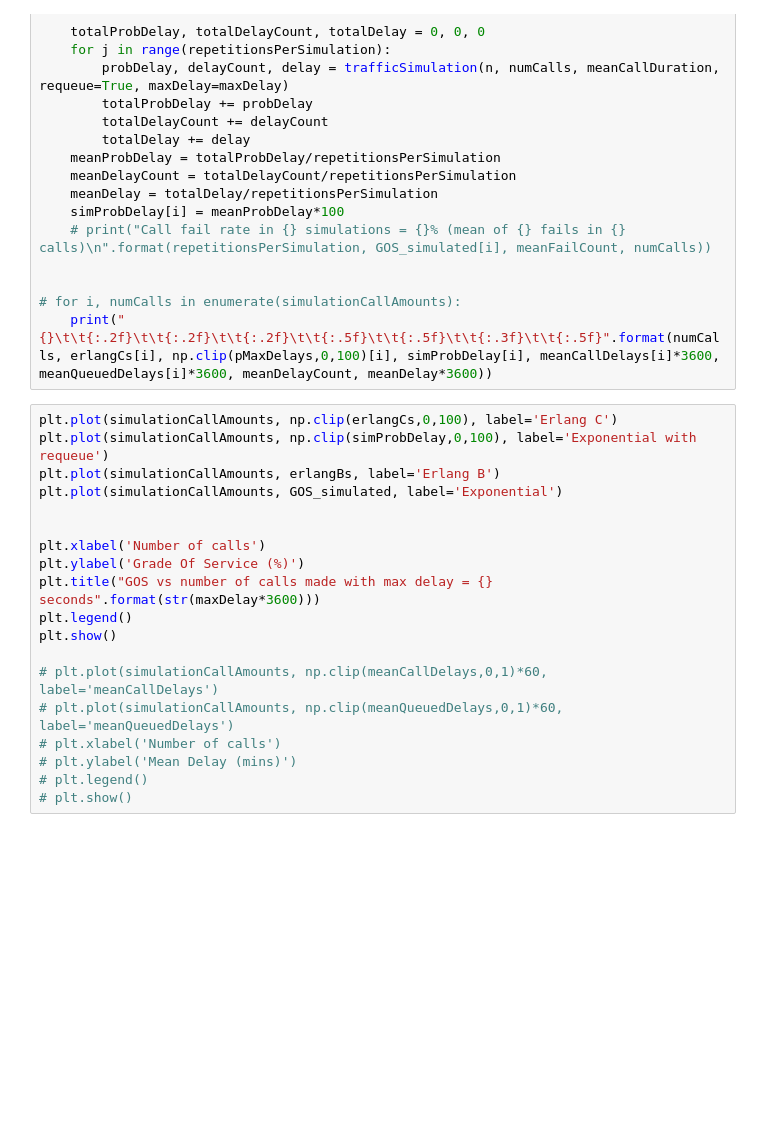
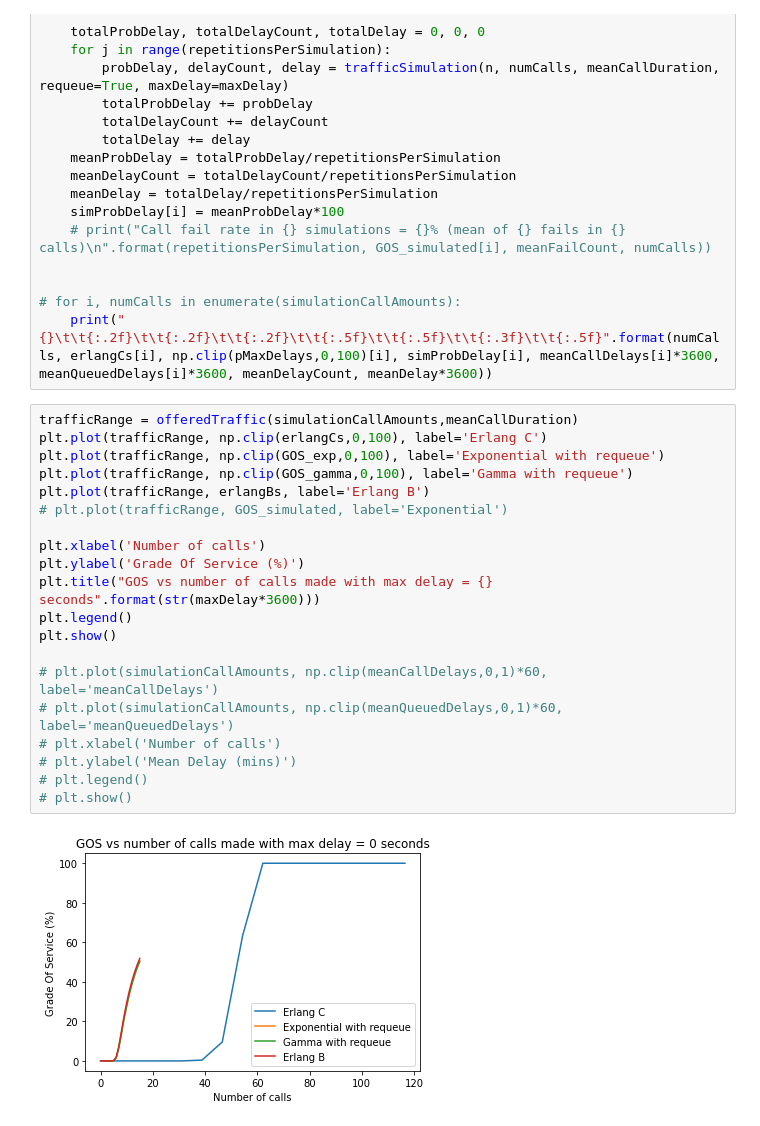
Before and after one commit to Paul-Kielty/Erlang_accuracy_MonteCarlo_simulations, a Jupyter notebook: erlang_b.ipynb, the cells around one changed output. Cells and saved outputs as stored; diff of their text form; blank space fills up the shorter version.

```diff
--- a/erlang_b.ipynb
+++ b/erlang_b.ipynb
@@ -186,21 +256,24 @@ for i, numCalls in enumerate(simulationCallAmounts):
 # for i, numCalls in enumerate(simulationCallAmounts):
     print("{}\t\t{:.2f}\t\t{:.2f}\t\t{:.2f}\t\t{:.5f}\t\t{:.5f}\t\t{:.3f}\t\t{:.5f}".format(numCalls, erlangCs[i], np.clip(pMaxDelays,0,100)[i], simProbDelay[i], meanCallDelays[i]*3600, meanQueuedDelays[i]*3600, meanDelayCount, meanDelay*3600))
 # %%
-plt.plot(simulationCallAmounts, np.clip(erlangCs,0,100), label='Erlang C')
-plt.plot(simulationCallAmounts, np.clip(simProbDelay,0,100), label='Exponential with requeue')
-plt.plot(simulationCallAmounts, erlangBs, label='Erlang B')
-plt.plot(simulationCallAmounts, GOS_simulated, label='Exponential')
-
+trafficRange = offeredTraffic(simulationCallAmounts,meanCallDuration)
+plt.plot(trafficRange, np.clip(erlangCs,0,100), label='Erlang C')
+plt.plot(trafficRange, np.clip(GOS_exp,0,100), label='Exponential with requeue')
+plt.plot(trafficRange, np.clip(GOS_gamma,0,100), label='Gamma with requeue')
+plt.plot(trafficRange, erlangBs, label='Erlang B')
+# plt.plot(trafficRange, GOS_simulated, label='Exponential')
 
 plt.xlabel('Number of calls')
 plt.ylabel('Grade Of Service (%)')
 plt.title("GOS vs number of calls made with max delay = {} seconds".format(str(maxDelay*3600)))
 plt.legend()
 plt.show()
 
 # plt.plot(simulationCallAmounts, np.clip(meanCallDelays,0,1)*60, label='meanCallDelays')
 # plt.plot(simulationCallAmounts, np.clip(meanQueuedDelays,0,1)*60, label='meanQueuedDelays')
 # plt.xlabel('Number of calls')
 # plt.ylabel('Mean Delay (mins)')
 # plt.legend()
 # plt.show()
+# %% [output]
+[figure, added]
```
Also changed, not shown: parts of 5 cells of this notebook.
